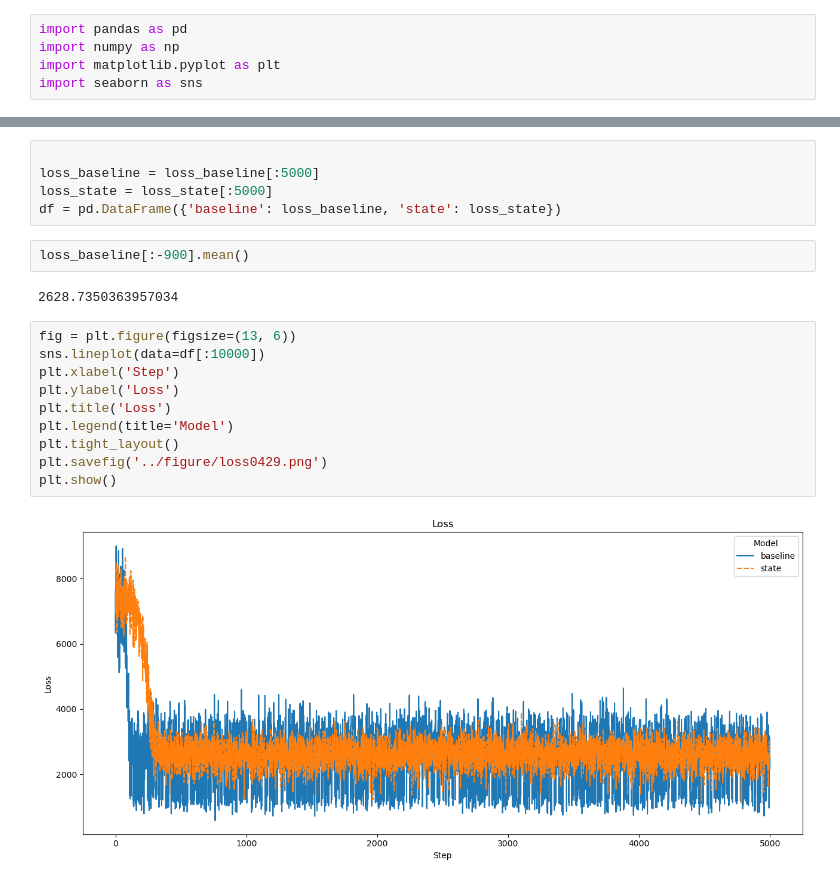
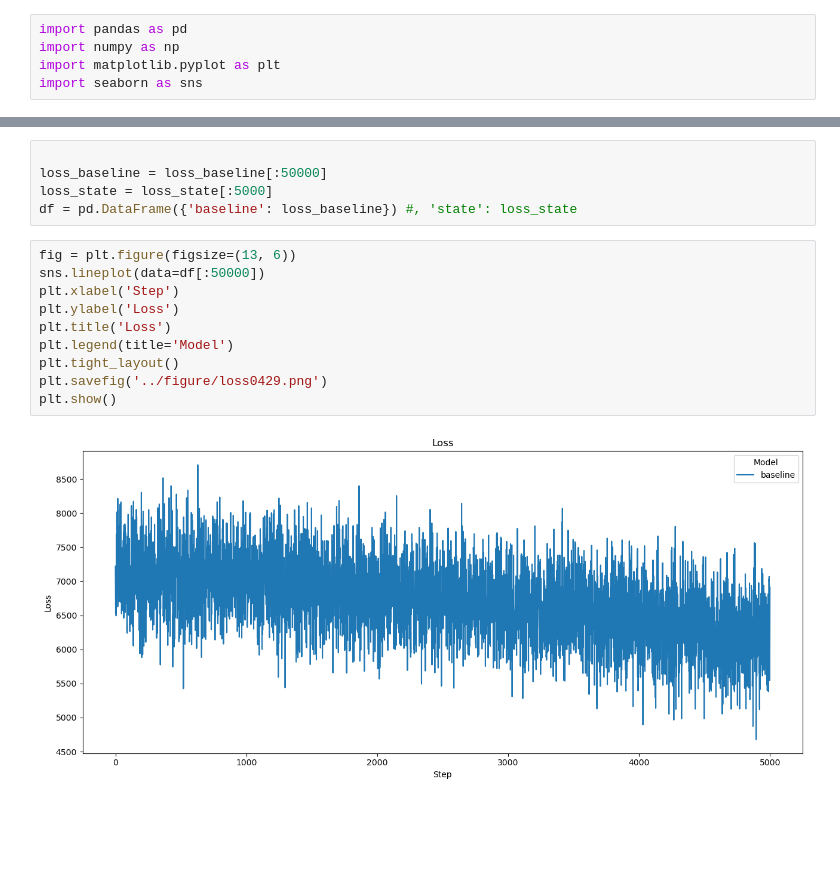
Before and after one commit to priest-yang/Pedestrian-Trajectory-Prediction, a Jupyter notebook: notebook/model_eval.ipynb, the cells around one changed output, grey strips where cells are left out. Drawn from its saved outputs; the diff is of its cells as text; blank space fills up the shorter version.

```diff
--- a/notebook/model_eval.ipynb
+++ b/notebook/model_eval.ipynb
@@ -13,21 +13,17 @@ len(loss_baseline), len(loss_state)
 # %%
 
-loss_baseline = loss_baseline[:5000]
+loss_baseline = loss_baseline[:50000]
 loss_state = loss_state[:5000]
-df = pd.DataFrame({'baseline': loss_baseline, 'state': loss_state})
+df = pd.DataFrame({'baseline': loss_baseline}) #, 'state': loss_state
-# %%
-loss_baseline[:-900].mean()
-# %% [output]
-2628.7350363957034
 # %%
 fig = plt.figure(figsize=(13, 6))
-sns.lineplot(data=df[:10000])
+sns.lineplot(data=df[:50000])
 plt.xlabel('Step')
 plt.ylabel('Loss')
 plt.title('Loss')
 plt.legend(title='Model')
 plt.tight_layout()
 plt.savefig('../figure/loss0429.png')
 plt.show()
 # %% [output]
-[figure, old version]
+[figure, new version]
```
Also changed, not shown: parts of 1 cell of this notebook, 7 other files.
